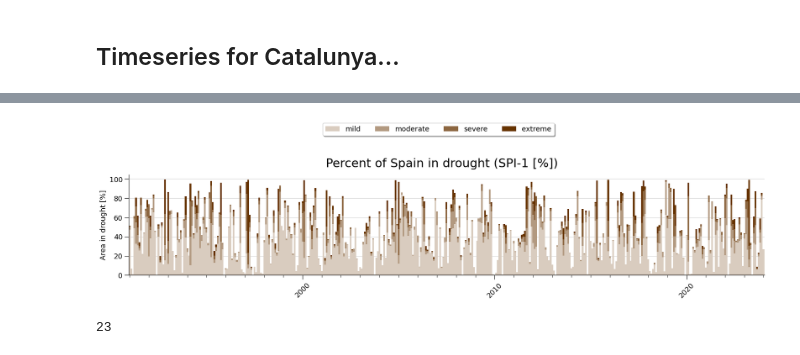
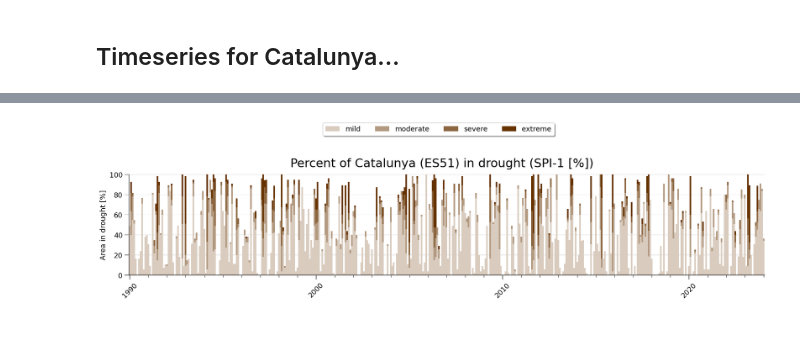
Before and after one commit to jkeune/drought-on-demand, a Jupyter notebook: Catalunya2024.ipynb, the cells around one changed output, grey strips where cells are left out. Cells and saved outputs as stored; diff of their text form; code cells hidden in the pictures.

```diff
--- a/Catalunya2024.ipynb
+++ b/Catalunya2024.ipynb
@@ -753,6 +643,6 @@ plt.show()
 # %%
-area_2d = calculate_gridarea(countrymask_xr.lat, res=abs(countrymask_xr.lat[1]-countrymask_xr.lat[0]), nlon=len(countrymask_xr.lon))*countrymask_xr.values[:,:]
-area_2d = xr.DataArray(area_2d, coords={'lat': countrymask_xr.lat,'lon': countrymask_xr.lon}, dims=["lat", "lon"])
+area_2d = calculate_gridarea(nutsmask_xr.lat, res=abs(nutsmask_xr.lat[1]-nutsmask_xr.lat[0]), nlon=len(nutsmask_xr.lon))*nutsmask_xr.values[:,:]
+area_2d = xr.DataArray(area_2d, coords={'lat': nutsmask_xr.lat,'lon': nutsmask_xr.lon}, dims=["lat", "lon"])
 area_2d.plot()
 area_3d     = area_2d.expand_dims(dim={"time": spi1.time}, axis=0)
 #area_3d.isel(time=10).plot()
@@ -760,0 +651,35 @@ area_3d     = area_2d.expand_dims(dim={"time": spi1.time}, axis=0)
+# %%
+aid_spi1   = {}
+aid_spi12   = {}
+
+for severity in ['mild','moderate','severe','extreme','any']:
+
+    if severity == "mild":
+        thresh_min = -1
+        thresh_max = 0
+    if severity == "moderate":
+        thresh_min = -1.5
+        thresh_max = -1
+    if severity == "severe":
+        thresh_min = -2
+        thresh_max = -1.5
+    if severity == "extreme":
+        thresh_min = -999
+        thresh_max = -2
+    if severity == "any":
+        thresh_min = -999
+        thresh_max = 0
+
+    # SPI-1
+    rspi   = spi1*nutsmask_3d_xr
+    dmask  = xr.where((rspi > thresh_min) & (rspi <= thresh_max), 1, np.nan)
+    tmp    = 100 * (dmask*area_3d).sum(dim=["lat", "lon"]) / area_3d.sum(dim=["lat", "lon"])
+    aid_spi1[severity] = tmp
+    del(tmp, rspi, dmask)
+
+    # SPI-12
+    rspi   = spi12*nutsmask_3d_xr
+    dmask  = xr.where((rspi > thresh_min) & (rspi <= thresh_max), 1, np.nan)
+    tmp    = 100 * (dmask*area_3d).sum(dim=["lat", "lon"]) / area_3d.sum(dim=["lat", "lon"])
+    aid_spi12[severity] = tmp
+    del(tmp, rspi, dmask)
@@ -761,6 +706,6 @@ area_3d     = area_2d.expand_dims(dim={"time": spi1.time}, axis=0)
 # %%
 fig, ax1 = plt.subplots(1,1, figsize=(18,4))
-fig.suptitle(f"Percent of Spain in drought (SPI-1 [%])", fontsize=22)
+fig.suptitle(f"Percent of Catalunya (ES51) in drought (SPI-1 [%])", fontsize=22)
 fig.tight_layout(pad=3.75)
 fig.subplots_adjust(top=0.875)
 font = {'family' : 'sans-serif',
@@ -778,7 +723,7 @@ severities = ['mild','moderate','severe','extreme']
 #pidata3 = aid_spi1['severe'].sel(time=aid_spi1['severe'].time.dt.month.isin([imonth])).to_series()
 #pidata4 = aid_spi1['extreme'].sel(time=aid_spi1['extreme'].time.dt.month.isin([imonth])).to_series()
 
-yyyystart = 1990
+yyyystart = 1989
 pidata1 = aid_spi1['mild'].sel(time=aid_spi1['mild'].time.dt.year>yyyystart).to_series()
 pidata2 = aid_spi1['moderate'].sel(time=aid_spi1['mild'].time.dt.year>yyyystart).to_series()
 pidata3 = aid_spi1['severe'].sel(time=aid_spi1['mild'].time.dt.year>yyyystart).to_series()
@@ -786,53 +731,31 @@ pidata4 = aid_spi1['extreme'].sel(time=aid_spi1['mild'].time.dt.year>yyyystart).
 apidata = pd.concat([pidata1, pidata2, pidata3, pidata4], axis=1)
 #apidata.index = apidata.index.shift(-7, freq="MS") # shift datetimeindex to get ticks centered on bar
 bottom = np.zeros(len(apidata.index))
 for i in apidata.columns:
     p = ax1.bar(apidata[i].index, apidata[i].values, width=relativedelta.relativedelta(months=1), facecolor=color_list[3-i], alpha=1, label=severities[i], bottom=bottom)
     bottom += apidata[i].values
 ax1.set_ylabel("Area in drought [%]")
 ax1.legend(ncol=4, loc='upper right', bbox_to_anchor=(0.675, 1.55), fancybox=True, shadow=True)
 ax1.margins(x=0)
 ax1.spines['top'].set_visible(False)
 ax1.spines['right'].set_visible(False)
 #ax1.spines['bottom'].set_visible(False)
 #ax1.spines['left'].set_visible(False)
 #ax1.tick_params(axis='both', colors='dimgrey')
 #ax1.xaxis.label.set_color('dimgrey')
 #ax1.yaxis.label.set_color('dimgrey')
 #ax1.xaxis.set_minor_locator(MultipleLocator(365)) # does not account for leap years
 ax1.xaxis.set_minor_locator(mdates.YearLocator())
 ax1.xaxis.set_major_locator(mdates.YearLocator(10))
 date_form = DateFormatter("%Y")
 ax1.xaxis.set_major_formatter(date_form)
 ax1.tick_params(which='minor', length=4)
 ax1.tick_params(which='major', length=8)
 #ax1.set_xticklabels(ax1.get_xticklabels(), rotation=30, ha='right')
 #ax1.grid(True)
 ax1.set_axisbelow(True)
 ax1.yaxis.grid(color='lightgray', linestyle='solid') #dashed
 for tick in ax1.get_xticklabels():
     tick.set_rotation(45)
 # %% [output]
-[figure, old version]
+[figure, new version]
-# %%
-#from shapely.geometry import mapping, shape
-from fiona import collection
-
-with collection(nutsshp, "r") as input:
-    #schema = input.schema.copy()
-    schema = { 'geometry': 'Polygon', 'properties': { 'NUTS_NAME': 'str' } }
-    i = 0
-    with collection(
-        "some_buffer.shp", "w", "ESRI Shapefile", schema) as output:
-        for point in input:
-            if ("España" in point['properties']['NUTS_NAME']):
-                print(i)
-                output.write({
-                    'properties': {
-                        'NUTS_NAME': point['properties']['NUTS_NAME']
-                    },
-                    'geometry': mapping(shape(point['geometry']).buffer(1.0))
-                })
-            i += 1
-# %% [output]
-23
```
Also changed, not shown: parts of 27 cells of this notebook.
